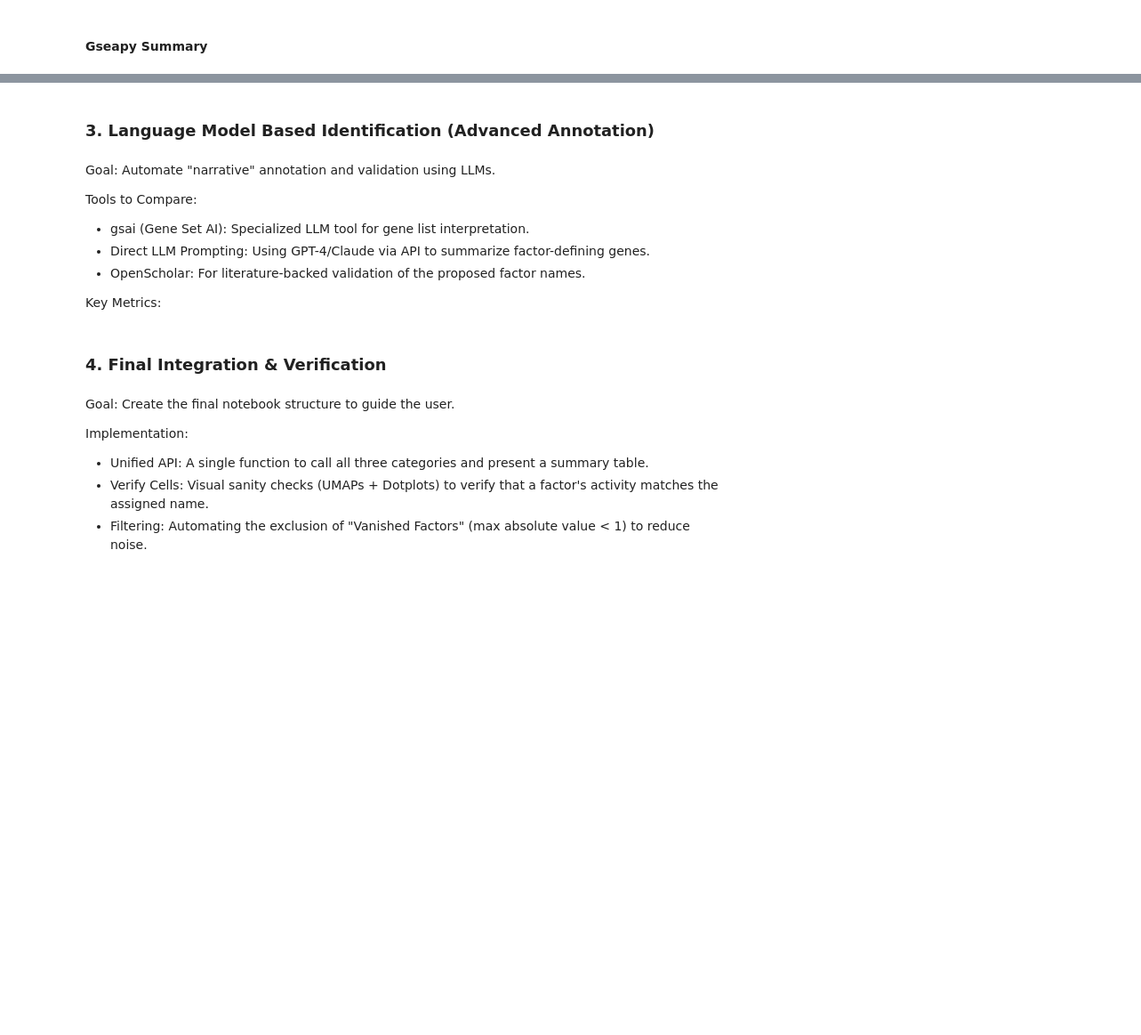
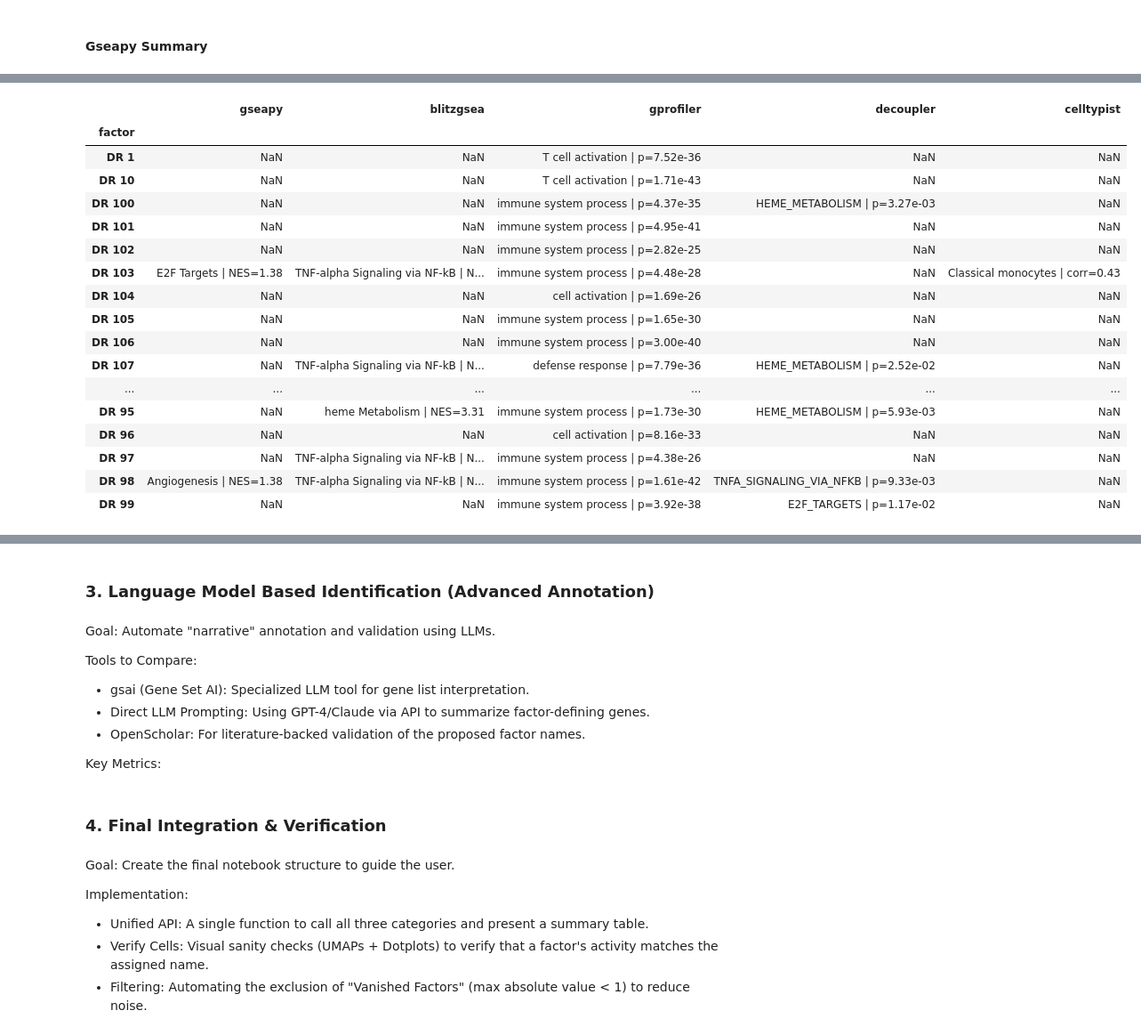
Before and after one commit to clarasoekler/DRVI_tutorials, a Jupyter notebook: identification_of_factors.ipynb, the cells around one changed output, grey strips where cells are left out. Shown at 89% size. Saved outputs shown, nothing was run; the diff lists cells and outputs as text; code cells hidden in the pictures; blank space fills up the shorter version.

```diff
--- a/identification_of_factors.ipynb
+++ b/identification_of_factors.ipynb
@@ -654,0 +1139,96 @@ display(annotated_gseapy.sort_values("FDR", ascending=True).head(20))
+# %%
+import re
+
+def base_factor(x):
+    x = str(x)
+    x = re.sub(r'(_pos|_neg)$', '', x)
+    x = re.sub(r'([+-])$', '', x)
+    return x
+
+def top_gseapy_sig(df):
+    if df is None or df.empty: return pd.DataFrame(columns=["factor","gseapy"])
+    x = df[df["FDR"] < FDR].copy()
+    if x.empty: return pd.DataFrame(columns=["factor","gseapy"])
+    x["factor"] = x["FactorDir"].map(base_factor)
+    x = x.sort_values(["FDR","NES"], ascending=[True, False]).groupby("factor", as_index=False).head(1)
+    x["gseapy"] = x["Term"].astype(str) + " | NES=" + x["NES"].round(2).astype(str)
+    return x[["factor","gseapy"]]
+
+def top_blitz_sig(df):
+    if df is None or df.empty: return pd.DataFrame(columns=["factor","blitzgsea"])
+    x = df[df["FDR"] < FDR].copy()
+    if x.empty: return pd.DataFrame(columns=["factor","blitzgsea"])
+    x["factor"] = x["FactorDir"].map(base_factor)
+    x = x.sort_values(["FDR","NES"], ascending=[True, False]).groupby("factor", as_index=False).head(1)
+    x["blitzgsea"] = x["Term"].astype(str) + " | NES=" + x["NES"].round(2).astype(str)
+    return x[["factor","blitzgsea"]]
+
+def top_gprof_sig(df):
+    if df is None or df.empty: return pd.DataFrame(columns=["factor","gprofiler"])
+    x = df[df["p_value"] < FDR].copy()
+    if x.empty: return pd.DataFrame(columns=["factor","gprofiler"])
+    term_col = "name" if "name" in x.columns else "native"
+    x["factor"] = x["factor"].map(base_factor)
+    x = x.sort_values("p_value").groupby("factor", as_index=False).head(1)
+    x["gprofiler"] = x[term_col].astype(str) + " | p=" + x["p_value"].map(lambda v: f"{v:.2e}")
+    return x[["factor","gprofiler"]]
+
+def top_dec_sig(df):
+    if df is None or df.empty: return pd.DataFrame(columns=["factor","decoupler"])
+    x = df[df["p_value"] < FDR].copy()
+    if x.empty: return pd.DataFrame(columns=["factor","decoupler"])
+    x["factor"] = x["factor"].map(base_factor)
+    x = x.sort_values("p_value").groupby("factor", as_index=False).head(1)
+    x["decoupler"] = x["term"].astype(str) + " | p=" + x["p_value"].map(lambda v: f"{v:.2e}")
+    return x[["factor","decoupler"]]
+
+def top_celltypist_sig(df):
+    if df is None or df.empty: return pd.DataFrame(columns=["factor","celltypist"])
+    x = df.copy()
+    fac_col = "Factor" if "Factor" in x.columns else ("factor" if "factor" in x.columns else None)
+    ct_col = "Top_CellType" if "Top_CellType" in x.columns else ("CellType" if "CellType" in x.columns else None)
+    corr_col = "Correlation" if "Correlation" in x.columns else None
+    if fac_col is None or ct_col is None or corr_col is None:
+        return pd.DataFrame(columns=["factor","celltypist"])
+
+    # nutzt deine vorhandenen thresholds
+    x = x[(x[corr_col] >= CT_CORR_THRESHOLD) & (x["Specificity"] >= CT_SPEC_THRESHOLD)].copy()
+    if x.empty: return pd.DataFrame(columns=["factor","celltypist"])
+
+    x["factor"] = x[fac_col].map(base_factor)
+    x = x.sort_values(corr_col, ascending=False).groupby("factor", as_index=False).head(1)
+    x["celltypist"] = x[ct_col].astype(str) + " | corr=" + x[corr_col].round(2).astype(str)
+    return x[["factor","celltypist"]]
+
+m = top_gseapy_sig(gseapy_summary)
+m = m.merge(top_blitz_sig(blitzgsea_summary), on="factor", how="outer")
+m = m.merge(top_gprof_sig(gprofiler_res), on="factor", how="outer")
+m = m.merge(top_dec_sig(decoupler_res), on="factor", how="outer")
+m = m.merge(top_celltypist_sig(celltypist_summary), on="factor", how="outer")
+
+eval_matrix_sig = m.sort_values("factor").set_index("factor")
+
+pd.set_option("display.max_rows", None)
+pd.set_option("display.max_columns", None)
+pd.set_option("display.max_colwidth", None)
+
+display(eval_matrix_sig.dropna(how="all"))
+# %% [output]
+|  | gseapy | blitzgsea | gprofiler | decoupler | celltypist |
+| factor |  |  |  |  |  |
+| DR 1 | NaN | NaN | T cell activation | p=7.52e-36 | NaN | NaN |
+| DR 10 | NaN | NaN | T cell activation | p=1.71e-43 | NaN | NaN |
+| DR 100 | NaN | NaN | immune system process | p=4.37e-35 | HEME_METABOLISM | p=3.27e-03 | NaN |
+| DR 101 | NaN | NaN | immune system process | p=4.95e-41 | NaN | NaN |
+| DR 102 | NaN | NaN | immune system process | p=2.82e-25 | NaN | NaN |
+| DR 103 | E2F Targets | NES=1.38 | TNF-alpha Signaling via NF-kB | N... | immune system process | p=4.48e-28 | NaN | Classical monocytes | corr=0.43 |
+| DR 104 | NaN | NaN | cell activation | p=1.69e-26 | NaN | NaN |
+| DR 105 | NaN | NaN | immune system process | p=1.65e-30 | NaN | NaN |
+| DR 106 | NaN | NaN | immune system process | p=3.00e-40 | NaN | NaN |
+| DR 107 | NaN | TNF-alpha Signaling via NF-kB | N... | defense response | p=7.79e-36 | HEME_METABOLISM | p=2.52e-02 | NaN |
+| ... | ... | ... | ... | ... | ... |
+| DR 95 | NaN | heme Metabolism | NES=3.31 | immune system process | p=1.73e-30 | HEME_METABOLISM | p=5.93e-03 | NaN |
+| DR 96 | NaN | NaN | cell activation | p=8.16e-33 | NaN | NaN |
+| DR 97 | NaN | TNF-alpha Signaling via NF-kB | N... | immune system process | p=4.38e-26 | NaN | NaN |
+| DR 98 | Angiogenesis | NES=1.38 | TNF-alpha Signaling via NF-kB | N... | immune system process | p=1.61e-42 | TNFA_SIGNALING_VIA_NFKB | p=9.33e-03 | NaN |
+| DR 99 | NaN | NaN | immune system process | p=3.92e-38 | E2F_TARGETS | p=1.17e-02 | NaN |
```
Also changed, not shown: parts of 90 cells of this notebook.
